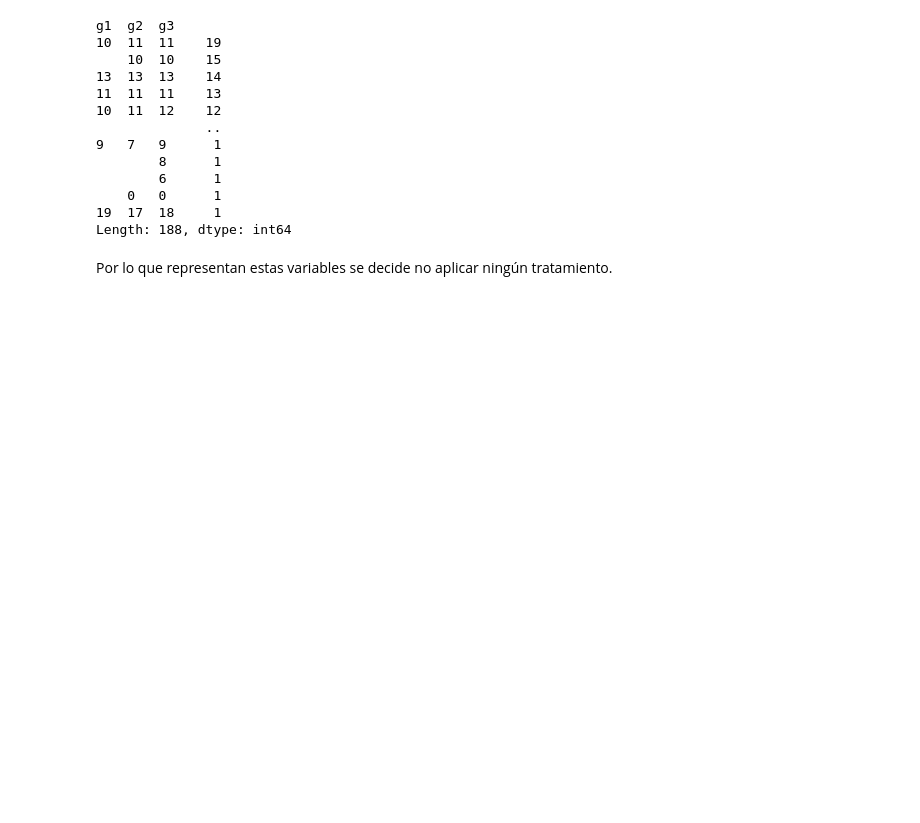
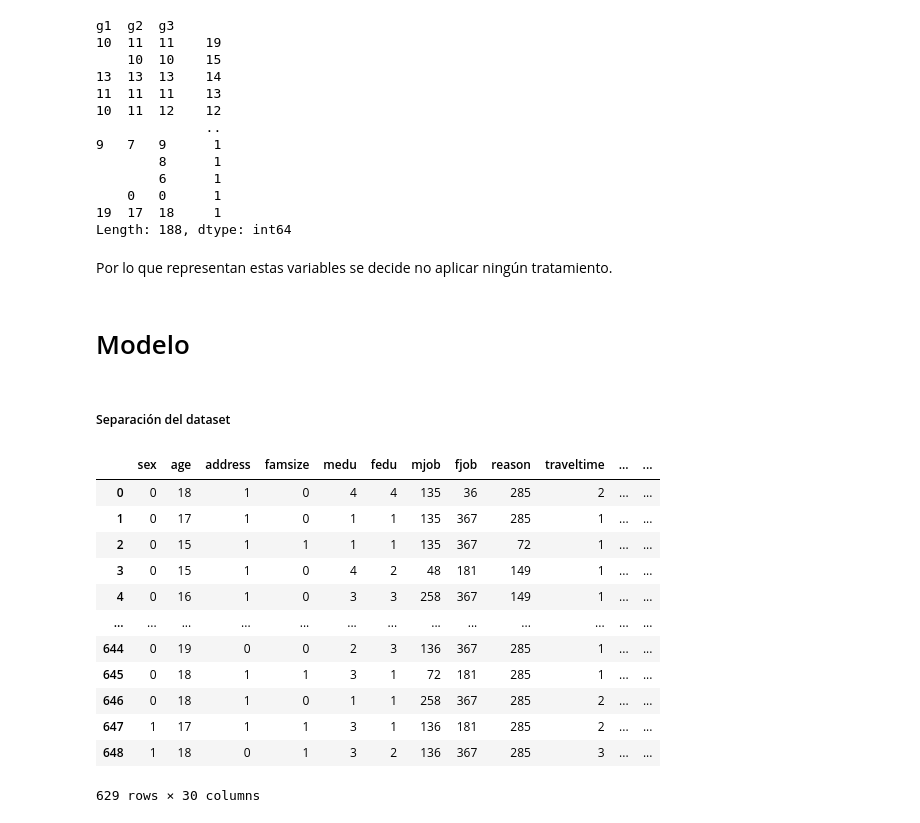
Before and after one commit to duartefrancisco/SLII-ProyectoFinal, a Jupyter notebook: Proyecto.ipynb, the cells around one changed output. Saved outputs shown, nothing was run; the diff lists cells and outputs as text; code cells hidden in the pictures; blank space fills up the shorter version.

Commit message:
Agrega seccion modelo, separacion del dataset

```diff
--- a/Proyecto.ipynb
+++ b/Proyecto.ipynb
@@ -610,3 +610,23 @@ g1  g2  g3
 Length: 188, dtype: int64
 # %% [markdown]
 Por lo que representan estas variables se decide no aplicar ningún tratamiento.
+# %% [markdown]
+# Modelo
+# %% [markdown]
+##### Separación del dataset
+# %%
+dataset
+# %% [output]
+|  | sex | age | address | famsize | medu | fedu | mjob | fjob | reason | traveltime | ... | ... |
+| 0 | 0 | 18 | 1 | 0 | 4 | 4 | 135 | 36 | 285 | 2 | ... | ... |
+| 1 | 0 | 17 | 1 | 0 | 1 | 1 | 135 | 367 | 285 | 1 | ... | ... |
+| 2 | 0 | 15 | 1 | 1 | 1 | 1 | 135 | 367 | 72 | 1 | ... | ... |
+| 3 | 0 | 15 | 1 | 0 | 4 | 2 | 48 | 181 | 149 | 1 | ... | ... |
+| 4 | 0 | 16 | 1 | 0 | 3 | 3 | 258 | 367 | 149 | 1 | ... | ... |
+| ... | ... | ... | ... | ... | ... | ... | ... | ... | ... | ... | ... | ... |
+| 644 | 0 | 19 | 0 | 0 | 2 | 3 | 136 | 367 | 285 | 1 | ... | ... |
+| 645 | 0 | 18 | 1 | 1 | 3 | 1 | 72 | 181 | 285 | 1 | ... | ... |
+| 646 | 0 | 18 | 1 | 0 | 1 | 1 | 258 | 367 | 285 | 2 | ... | ... |
+| 647 | 1 | 17 | 1 | 1 | 3 | 1 | 136 | 181 | 285 | 2 | ... | ... |
+| 648 | 1 | 18 | 0 | 1 | 3 | 2 | 136 | 367 | 285 | 3 | ... | ... |
+629 rows × 30 columns
```
Also changed, not shown: parts of 3 cells of this notebook.
